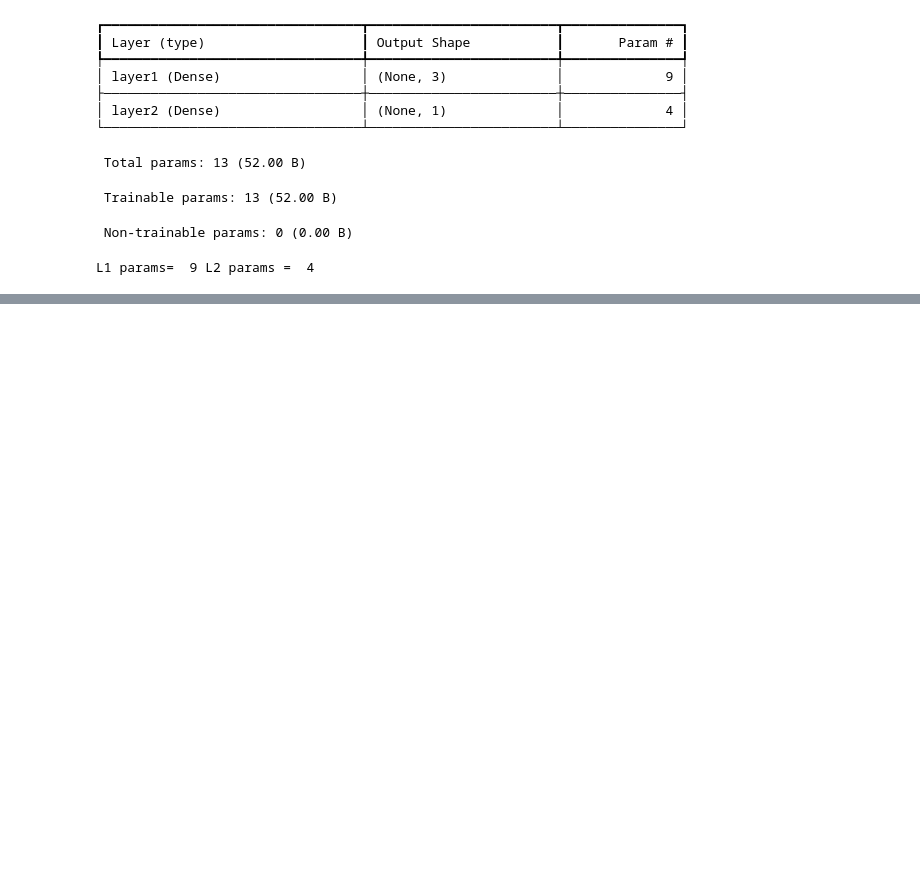
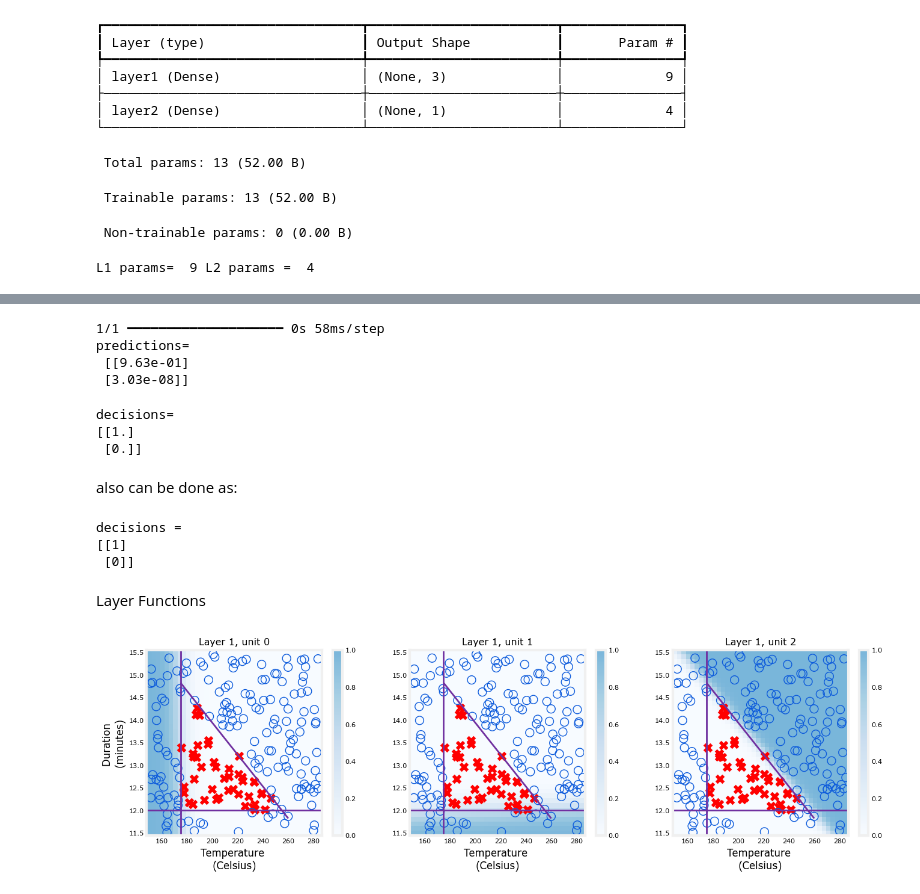
Before and after one commit to Roshanchau/learning_ML, a Jupyter notebook: Advanced_learning_algorithms/2_coffee_roasting_neuralNet.ipynb, the cells around one changed output, grey strips where cells are left out. Cells and saved outputs as stored; diff of their text form; code cells hidden in the pictures; blank space fills up the shorter version.

```diff
--- a/Advanced_learning_algorithms/2_coffee_roasting_neuralNet.ipynb
+++ b/Advanced_learning_algorithms/2_coffee_roasting_neuralNet.ipynb
@@ -76,0 +141,12 @@ L1 params=  9 L2 params =  4
+# %%
+W1 = np.array([
+    [-8.94,  0.29, 12.89],
+    [-0.17, -7.34, 10.79]] )
+b1 = np.array([-9.87, -9.28,  1.01])
+W2 = np.array([
+    [-31.38],
+    [-27.86],
+    [-32.79]])
+b2 = np.array([15.54])
+model.get_layer("layer1").set_weights([W1, b1])
+model.get_layer("layer2").set_weights([W2, b2])
@@ -76,0 +155,40 @@ L1 params=  9 L2 params =  4
+# %%
+X_test=np.array([
+    [200, 13.9],
+    [200, 17]
+])
+X_testn=norm_l(X_test)
+predictions= model.predict(X_testn)
+print("predictions= \n" , predictions)
+# %% [output]
+1/1 ━━━━━━━━━━━━━━━━━━━━ 0s 58ms/step
+predictions=
+ [[9.63e-01]
+ [3.03e-08]]
+# %%
+yhat=np.zeros_like(predictions)
+for i in range(len(predictions)):
+    if predictions[i]>=0.5:
+        yhat[i]=1
+    else:
+        yhat[i]=0
+print(f"decisions= \n{yhat}")
+# %% [output]
+decisions=
+[[1.]
+ [0.]]
+# %% [markdown]
+also can be done as:
+# %%
+yhat = (predictions >= 0.5).astype(int)
+print(f"decisions = \n{yhat}")
+# %% [output]
+decisions =
+[[1]
+ [0]]
+# %% [markdown]
+Layer Functions
+# %%
+plt_layer(X,Y.reshape(-1,),W1,b1,norm_l)
+# %% [output]
+[figure, added]
```
Also changed, not shown: parts of 7 cells of this notebook, 1 other file.
